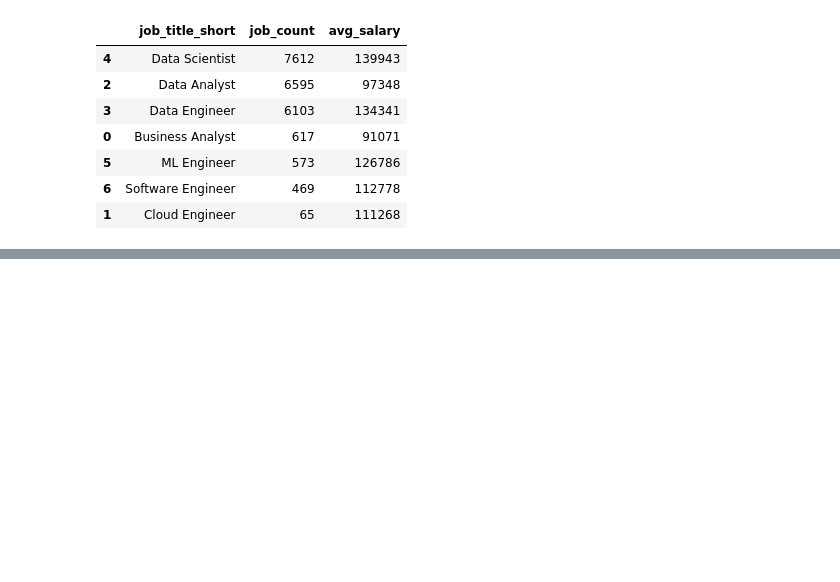
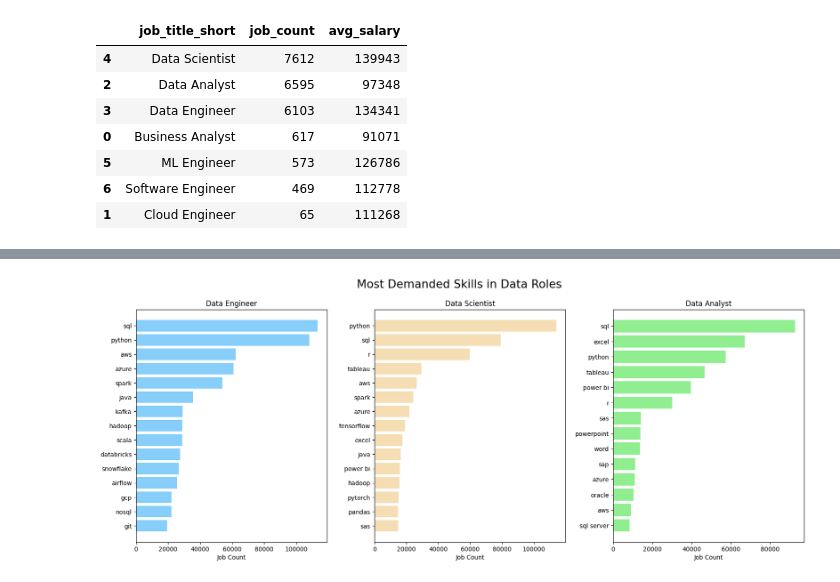
Before and after one commit to enes-turk/sql_job_analysis, a Jupyter notebook: notebook.ipynb, the cells around one changed output, grey strips where cells are left out. Cells and saved outputs as stored; diff of their text form; code cells hidden in the pictures; blank space fills up the shorter version.

```diff
--- a/notebook.ipynb
+++ b/notebook.ipynb
@@ -48,3 +50,31 @@ plt.show()
+# %%
+# tables
+table_data_engineer_demand = tables[1].sort_values('job_count', ascending=True)
+table_data_scientist_demand = tables[2].sort_values('job_count', ascending=True)
+table_data_analyst_demand = tables[3].sort_values('job_count', ascending=True)
+# %%
+fig, axs = plt.subplots(nrows=1, ncols=3, figsize=(20, 7))
+plt.subplots_adjust(wspace=0.25)  # adjusting the horizontal space between subplots
+fig.suptitle('Most Demanded Skills in Data Roles', fontsize=19)
+
+# plotting the data engineer job market by job count
+axs[0].barh('skill_name', 'job_count', data=table_data_engineer_demand, color='lightskyblue')
+axs[0].set_title('Data Engineer')
+axs[0].set_xlabel('Job Count')
+
+# plotting the data scientist job market by average salary
+axs[1].barh('skill_name', 'job_count', data=table_data_scientist_demand, color='wheat')
+axs[1].set_title('Data Scientist')
+axs[1].set_xlabel('Job Count')
+
+# plotting the data analyst job market by average salary
+axs[2].barh('skill_name', 'job_count', data=table_data_analyst_demand, color='lightgreen')
+axs[2].set_title('Data Analyst')
+axs[2].set_xlabel('Job Count')
+
+plt.show()
+# %% [output]
+[figure, added]
 # %%
 sql_file_path = 'queries/2_skill_comparison.sql'
 # %%
```
Also changed, not shown: parts of 6 cells of this notebook, 6 other files.
